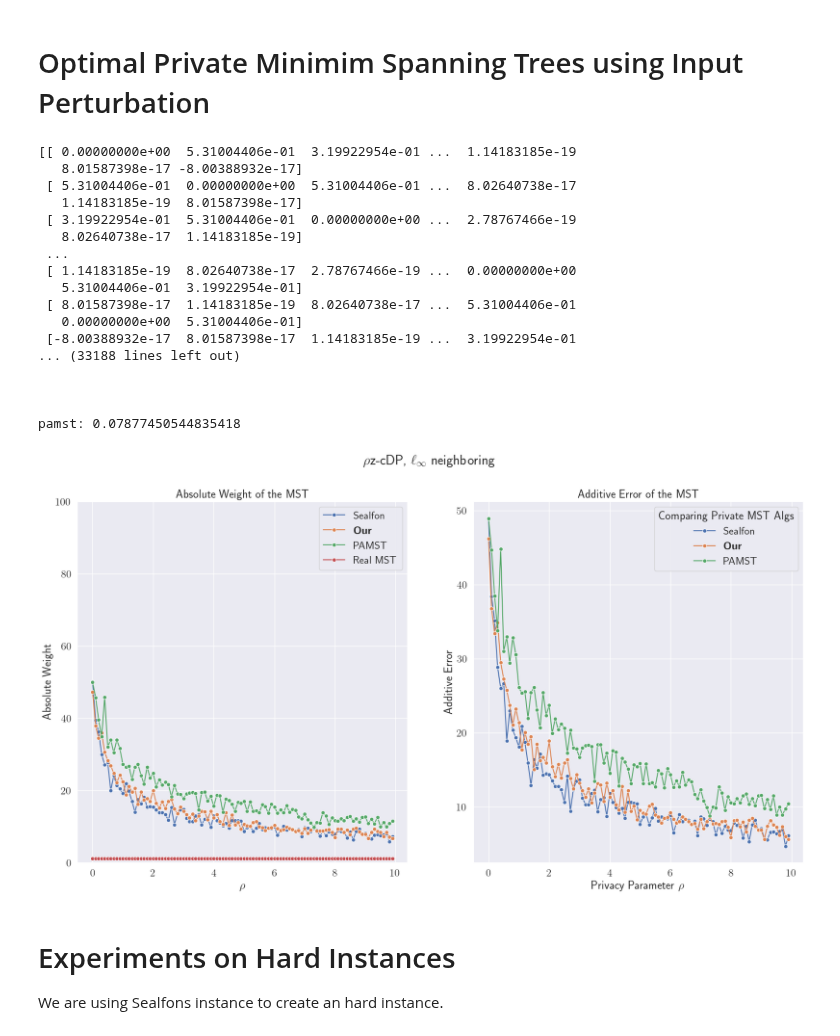
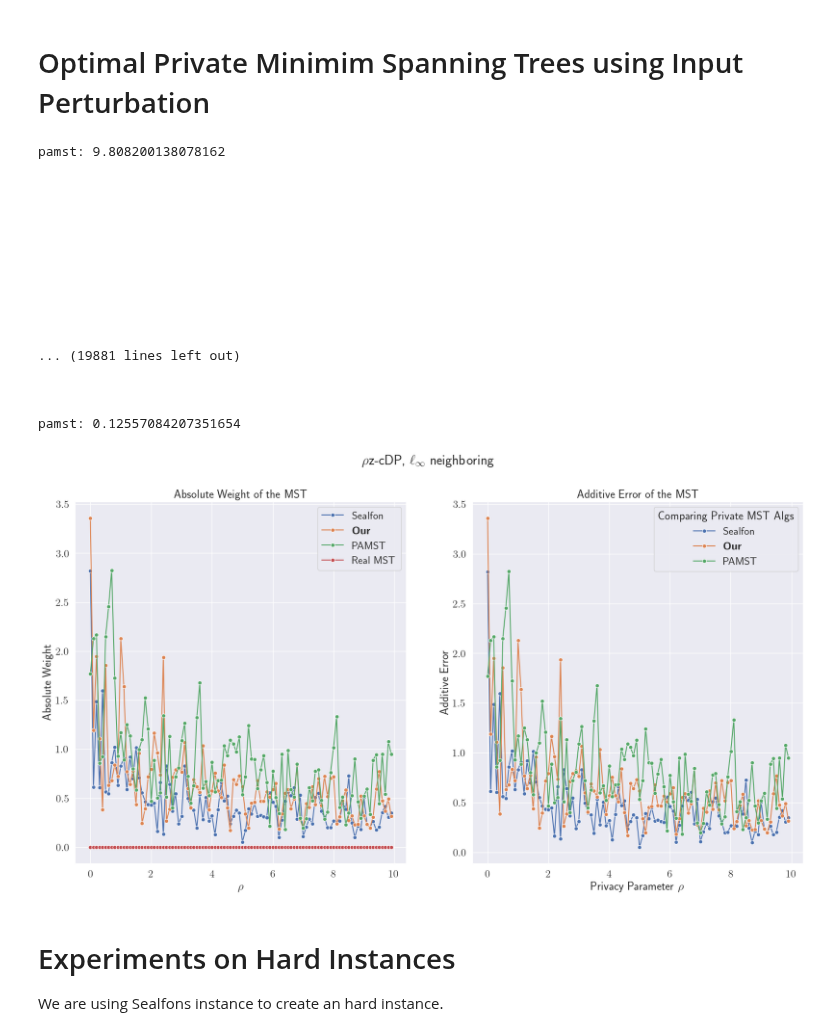
Before and after one commit to lukas681/Optimal-Private-Spanning-Trees, a Jupyter notebook: Notebooks/experiments.ipynb, the cells around one changed output. Saved outputs shown, nothing was run; the diff lists cells and outputs as text; code cells hidden in the pictures.

```diff
--- a/Notebooks/experiments.ipynb
+++ b/Notebooks/experiments.ipynb
@@ -20,69 +20,72 @@ sns.set_theme(font_scale=1.5, rc={'text.usetex' : True})
 #rho_values = [0.1,0.015,0.2,0.375,0.5,1,2,4,6,10, 100, 200]
 rho_values = np.arange(0.001, 10, 0.1)
 n = 100
+
+# Experiment with random graph
+# sensitivity = 1
+# G = generate_random_complete_graph(n)
+
 sensitivity = 0.00996578428 # MI for dataset of size 1000
-# Experiment with random graph
-# G = generate_random_complete_graph(n)
-G = generate_mi_instance(100,0.1)
+G = generate_mi_instance(125,0.1)
 
 upper = []
 for rho in rho_values:
     upper += [n**(3/2) * math.log(n/(2*rho))]
 
-# Simply make an array to make visualization easier
-real_weights = [compute_real_mst_weight(G)] * len(rho_values)
-print("Real MST Weight: " + str(real_weights[0]))
 results = compute(G=G, sensitivity=sensitivity, rho_values=rho_values)
 # %% [output]
-[[ 0.00000000e+00  5.31004406e-01  3.19922954e-01 ...  1.14183185e-19
-   8.01587398e-17 -8.00388932e-17]
- [ 5.31004406e-01  0.00000000e+00  5.31004406e-01 ...  8.02640738e-17
-   1.14183185e-19  8.01587398e-17]
- [ 3.19922954e-01  5.31004406e-01  0.00000000e+00 ...  2.78767466e-19
-   8.02640738e-17  1.14183185e-19]
- ...
- [ 1.14183185e-19  8.02640738e-17  2.78767466e-19 ...  0.00000000e+00
-   5.31004406e-01  3.19922954e-01]
- [ 8.01587398e-17  1.14183185e-19  8.02640738e-17 ...  5.31004406e-01
-   0.00000000e+00  5.31004406e-01]
- [-8.00388932e-17  8.01587398e-17  1.14183185e-19 ...  3.19922954e-01
-... (33188 lines left out)
+pamst: 9.808200138078162
 
 
 
-pamst: 0.07877450544835418
+
+
+
+
+
+
+
+
+... (19881 lines left out)
+
+
+
+pamst: 0.12557084207351654
 # %%
-# Visualizing the results, Complete Graph
+# Visualizing the previously setup result
 
 fig, axs = plt.subplots(1, 2, figsize=(20, 10))  # 2x2 grid
 fig.suptitle("$\\rho $z-cDP, $\\ell_\\infty$ neighboring")
 
+(sealfon, our, pamst, real) = (results['sealfon'], results['our'], results['pamst'], results['real'])
+
 # Error of the MST
-sns.lineplot(x= rho_values, y=results['sealfon'],marker='o', label="Sealfon", ax=axs[0])
+sns.lineplot(x= rho_values, y=sealfon,marker='o', label="Sealfon", ax=axs[0])
 #sns.lineplot(x=rho_values, y=upper, marker='o', label="upperbound", ax=axs[0])
-sns.lineplot(x= rho_values, y=results['our'], marker='o', label="$\\textbf{Our}$", ax=axs[0])
-sns.lineplot(x= rho_values, y=results['pamst'], marker='o', label="PAMST", ax=axs[0])
-sns.lineplot(x= rho_values, y=results['real'], marker='o', label="Real MST", ax=axs[0])
+sns.lineplot(x= rho_values, y=our, marker='o', label="$\\textbf{Our}$", ax=axs[0])
+sns.lineplot(x= rho_values, y=pamst, marker='o', label="PAMST", ax=axs[0])
+sns.lineplot(x= rho_values, y=real, marker='o', label="Real MST", ax=axs[0])
 axs[0].set_title("Absolute Weight of the MST")
 # Error of the MST
-sns.lineplot(x= rho_values, y=[sealfon - real for sealfon, real in zip(results['sealfon'], real_weights)] ,marker='o', label="Sealfon", ax=axs[1])
-sns.lineplot(x= rho_values, y=[ours - real for ours, real in zip(results['our'], real_weights)] , marker='o', label="$\\textbf{Our}$", ax=axs[1])
-sns.lineplot(x= rho_values, y=[pamst - real for pamst, real in zip(results['pamst'], real_weights)] , marker='o', label="PAMST", ax=axs[1])
+sns.lineplot(x= rho_values, y=[sealfon - real for sealfon, real in zip(sealfon, real)] ,marker='o', label="Sealfon", ax=axs[1])
+sns.lineplot(x= rho_values, y=[ours - real for ours, real in zip(our, real)] , marker='o', label="$\\textbf{Our}$", ax=axs[1])
+sns.lineplot(x= rho_values, y=[pamst - real for pamst, real in zip(results['pamst'], real)] , marker='o', label="PAMST", ax=axs[1])
+
 axs[1].set_title("Additive Error of the MST")
 axs[0].set_ylabel("Absolute Weight")
-axs[0].set_ylim([0,100])
+#axs[0].set_ylim([0,100])
 
 axs[0].set_xlabel("$\\rho$")
 axs[1].set_ylabel("Additive Error")
 
 # Set plot title and labels
 # plt.title("Real MSTs")
 plt.xlabel("Privacy Parameter $\\rho$")
 # plt.ylabel("MST Weight")
 plt.legend(title = "Comparing Private MST Algs")
 plt.show()
 # %% [output]
-[figure, old version]
+[figure, new version]
 # %% [markdown]
 # Experiments on Hard Instances
 We are using Sealfons instance to create an hard instance.
```
Also changed, not shown: parts of 4 cells of this notebook, 1 other file.
